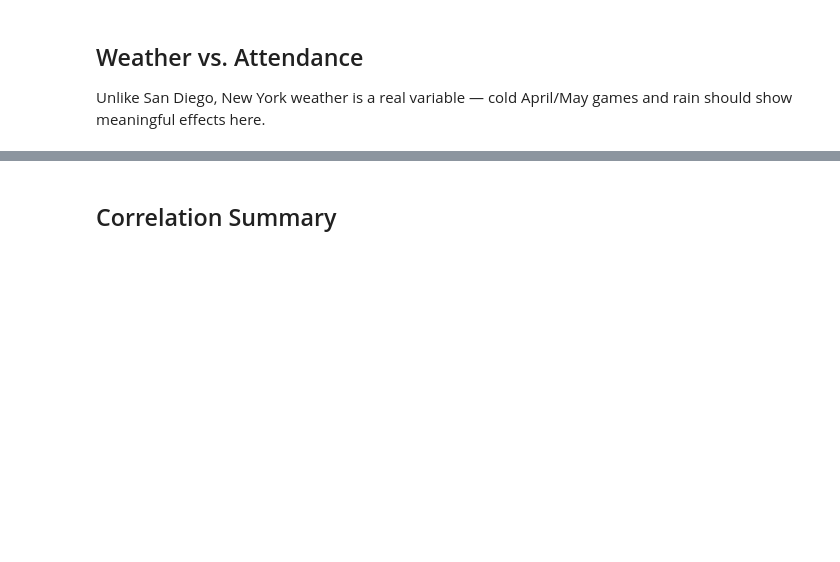
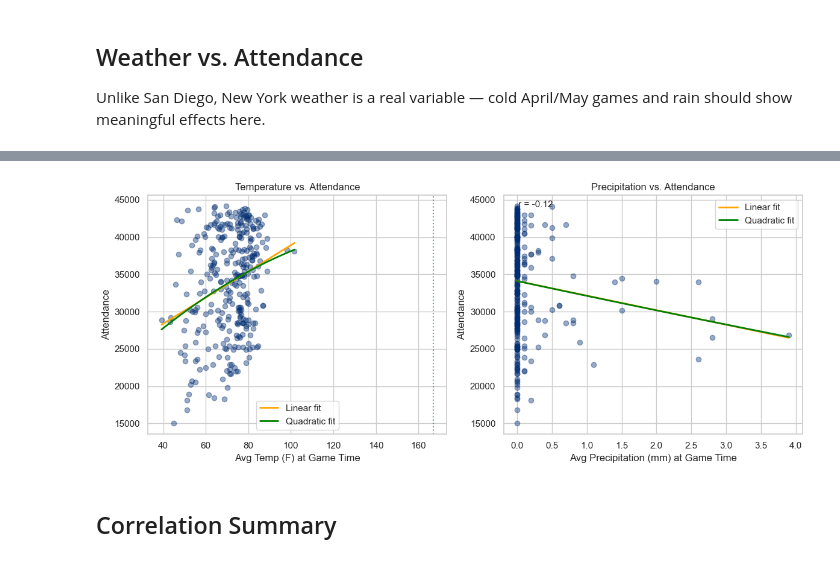
Before and after one commit to kaylagandrus/mlb-dynamic-ticket-pricing, a Jupyter notebook: mets/notebooks/03_eda.ipynb, the cells around one changed output, grey strips where cells are left out. Saved outputs shown, nothing was run; the diff lists cells and outputs as text; code cells hidden in the pictures; blank space fills up the shorter version.

```diff
--- a/mets/notebooks/03_eda.ipynb
+++ b/mets/notebooks/03_eda.ipynb
@@ -18,6 +18,12 @@ SEASONS = [2022, 2023, 2024, 2025]
 
 df = pd.read_csv("../data/mets_master.csv")
 df["date"] = pd.to_datetime(df["date"])
+
+# Drop Final games with no reported attendance (mostly doubleheader game-2s)
+n_before = len(df)
+df = df.dropna(subset=["attendance"]).reset_index(drop=True)
+print(f"Dropped {n_before - len(df)} games with missing attendance")
+
 df["attendance"] = df["attendance"].astype(int)
 
 print(f"Shape: {df.shape}")
@@ -152,0 +188,72 @@ plt.show()
+# %%
+fig, axes = plt.subplots(1, 2, figsize=(12, 5))
+
+def r_squared(y_true, y_pred):
+    ss_res = np.sum((y_true - y_pred) ** 2)
+    ss_tot = np.sum((y_true - y_true.mean()) ** 2)
+    return 1 - ss_res / ss_tot
+
+weather = df.dropna(subset=["avg_temp_f"])
+x = weather["avg_temp_f"]
+y = weather["attendance"]
+
+axes[0].scatter(x, y, alpha=0.4, color="#002D72")
+
+x_line = np.linspace(x.min(), x.max(), 100)
+
+# Linear fit
+lin_coefs = np.polyfit(x, y, 1)
+lin_fit = np.poly1d(lin_coefs)
+axes[0].plot(x_line, lin_fit(x_line), color="orange", linewidth=2, label="Linear fit")
+
+# Quadratic fit — attendance likely peaks at a comfortable temp and drops off
+# toward both cold and hot extremes, so a curve should fit better than a line
+quad_coefs = np.polyfit(x, y, 2)
+quad_fit = np.poly1d(quad_coefs)
+axes[0].plot(x_line, quad_fit(x_line), color="green", linewidth=2, label="Quadratic fit")
+
+peak_temp = -quad_coefs[1] / (2 * quad_coefs[0])
+axes[0].axvline(peak_temp, color="green", linestyle=":", alpha=0.6)
+
+axes[0].set_xlabel("Avg Temp (F) at Game Time")
+axes[0].set_ylabel("Attendance")
+axes[0].set_title("Temperature vs. Attendance")
+axes[0].legend()
+
+r2_lin = r_squared(y, lin_fit(x))
+r2_quad = r_squared(y, quad_fit(x))
+print(f"Temperature — Linear R²:    {r2_lin:.4f}")
+print(f"Temperature — Quadratic R²: {r2_quad:.4f}")
+print(f"Temperature — Quadratic peak (vertex): {peak_temp:.1f}F")
+
+# Precipitation vs attendance, with linear and quadratic fits
+px = df["avg_precip_mm"]
+py = df["attendance"]
+
+axes[1].scatter(px, py, alpha=0.4, color="#002D72")
+
+px_line = np.linspace(px.min(), px.max(), 100)
+
+precip_lin_coefs = np.polyfit(px, py, 1)
+precip_lin_fit = np.poly1d(precip_lin_coefs)
+axes[1].plot(px_line, precip_lin_fit(px_line), color="orange", linewidth=2, label="Linear fit")
+
+precip_quad_coefs = np.polyfit(px, py, 2)
+precip_quad_fit = np.poly1d(precip_quad_coefs)
+axes[1].plot(px_line, precip_quad_fit(px_line), color="green", linewidth=2, label="Quadratic fit")
+
+axes[1].set_xlabel("Avg Precipitation (mm) at Game Time")
+axes[1].set_ylabel("Attendance")
+axes[1].set_title("Precipitation vs. Attendance")
+corr_precip = df[["avg_precip_mm", "attendance"]].corr().iloc[0, 1]
+axes[1].text(0.05, 0.95, f"r = {corr_precip:.2f}", transform=axes[1].transAxes, fontsize=11)
+axes[1].legend()
+
+r2_precip_lin = r_squared(py, precip_lin_fit(px))
+r2_precip_quad = r_squared(py, precip_quad_fit(px))
+print(f"Precipitation — Linear R²:    {r2_precip_lin:.4f}")
+print(f"Precipitation — Quadratic R²: {r2_precip_quad:.4f}")
+
+plt.tight_layout()
+plt.show()
+# %% [output]
@@ -153,3 +265,4 @@ plt.show()
+[figure, added]
 # %% [markdown]
 ## Correlation Summary
 # %%
```
Also changed, not shown: parts of 17 cells of this notebook, 4 other files.
